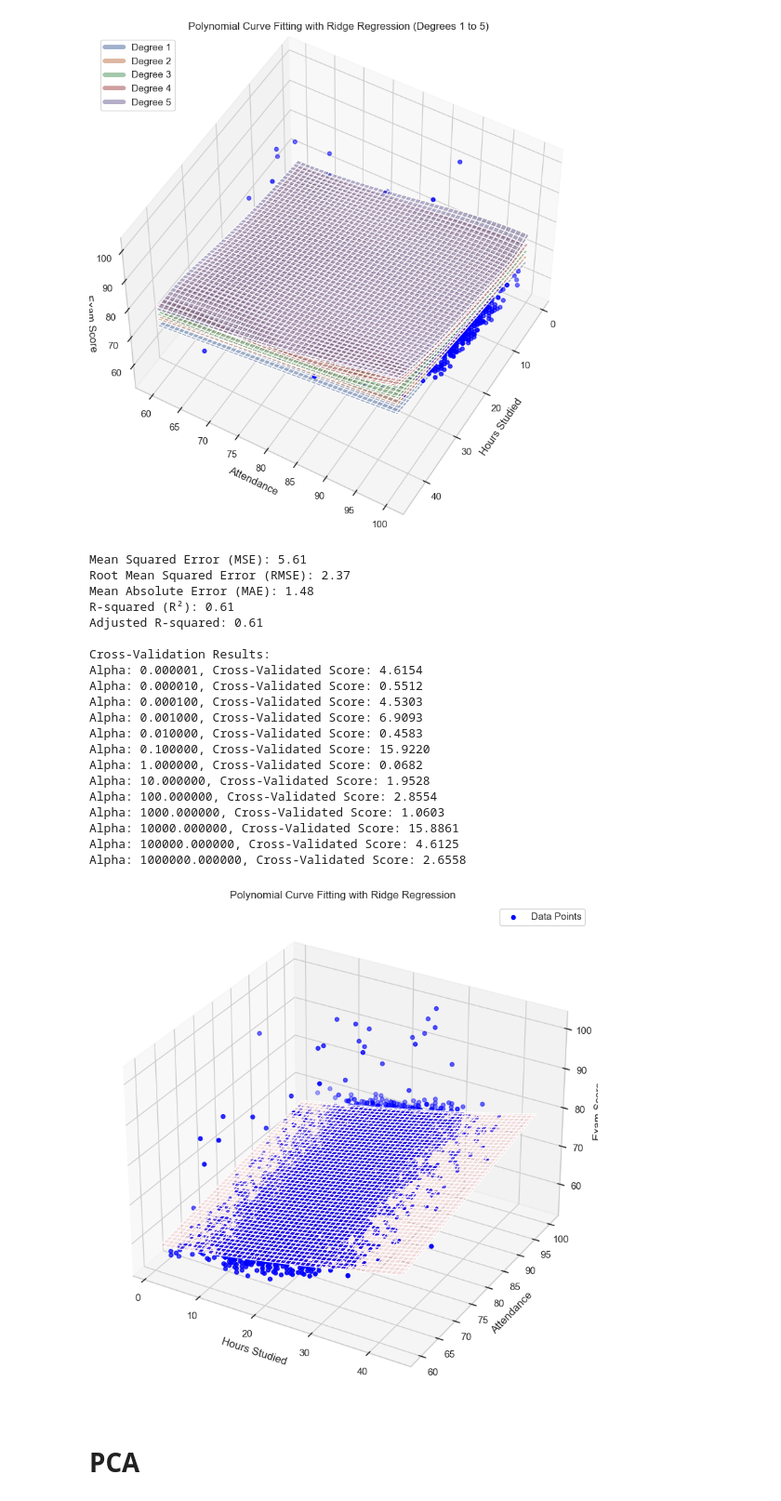
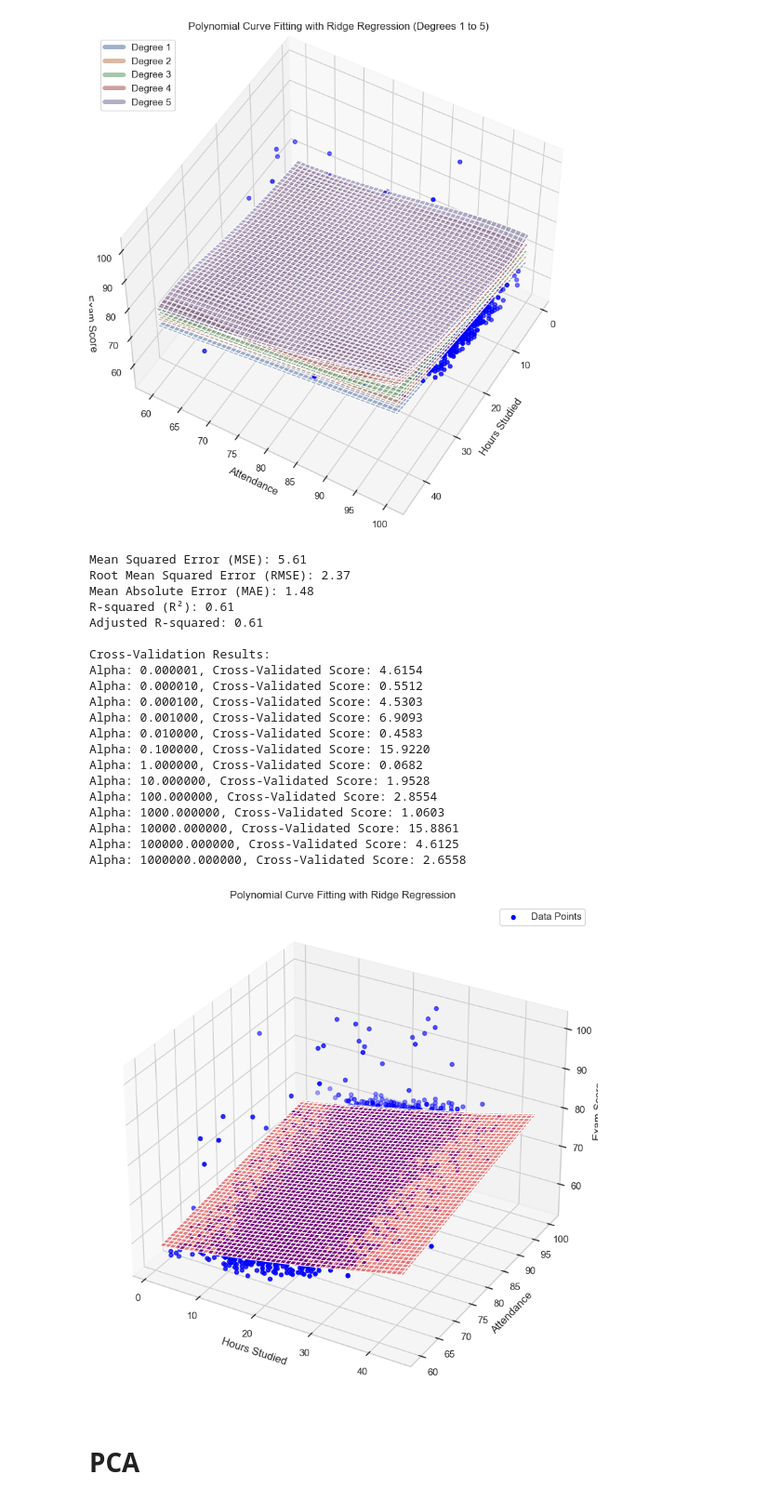
Before and after one commit to LutherYTT/Decoding-Student-Performance-Regression-and-Visualization-Techniques, a Jupyter notebook: Factors Influencing Student Performance.ipynb, the cells around one changed output. Shown at 93% size. Cells and saved outputs as stored; diff of their text form; code cells hidden in the pictures.

```diff
--- a/Factors Influencing Student Performance.ipynb
+++ b/Factors Influencing Student Performance.ipynb
@@ -325,35 +375,35 @@ y_fit_grid = y_fit.reshape(x1_grid.shape)
 fig = plt.figure(figsize=(12 ,10))
 ax = fig.add_subplot(111 , projection='3d')
 ax.scatter(X[:,0], X[:,1], y , color='blue', label='Data Points')
-ax.plot_surface(x1_grid , x2_grid , y_fit_grid , color='red', alpha=0.1)
+ax.plot_surface(x1_grid , x2_grid , y_fit_grid , color='red', alpha=0.5)
 ax.set_xlabel('Hours Studied')
 ax.set_ylabel('Attendance')
 ax.set_zlabel('Exam Score')
 ax.set_title('Polynomial Curve Fitting with Ridge Regression')
 plt.legend()
 plt.show()
 # %% [output]
 Mean Squared Error (MSE): 5.61
 Root Mean Squared Error (RMSE): 2.37
 Mean Absolute Error (MAE): 1.48
 R-squared (R²): 0.61
 Adjusted R-squared: 0.61
 
 Cross-Validation Results:
 Alpha: 0.000001, Cross-Validated Score: 4.6154
 Alpha: 0.000010, Cross-Validated Score: 0.5512
 Alpha: 0.000100, Cross-Validated Score: 4.5303
 Alpha: 0.001000, Cross-Validated Score: 6.9093
 Alpha: 0.010000, Cross-Validated Score: 0.4583
 Alpha: 0.100000, Cross-Validated Score: 15.9220
 Alpha: 1.000000, Cross-Validated Score: 0.0682
 Alpha: 10.000000, Cross-Validated Score: 1.9528
 Alpha: 100.000000, Cross-Validated Score: 2.8554
 Alpha: 1000.000000, Cross-Validated Score: 1.0603
 Alpha: 10000.000000, Cross-Validated Score: 15.8861
 Alpha: 100000.000000, Cross-Validated Score: 4.6125
 Alpha: 1000000.000000, Cross-Validated Score: 2.6558
-[figure, old version]
+[figure, new version]
 # %% [markdown]
 # PCA
 # %%
```
Also changed, not shown: parts of 15 cells of this notebook.
